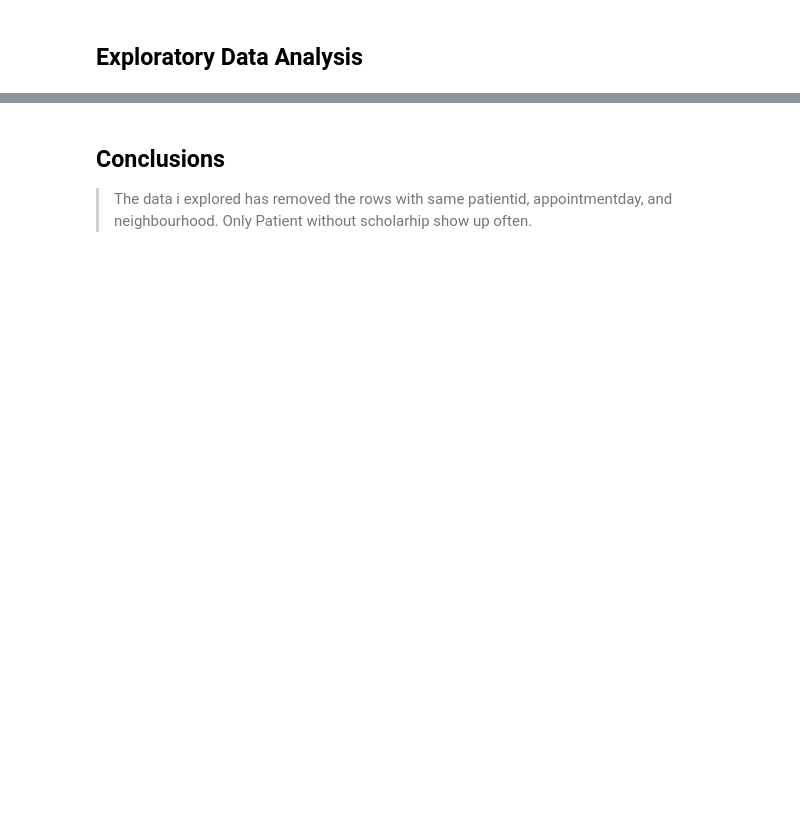
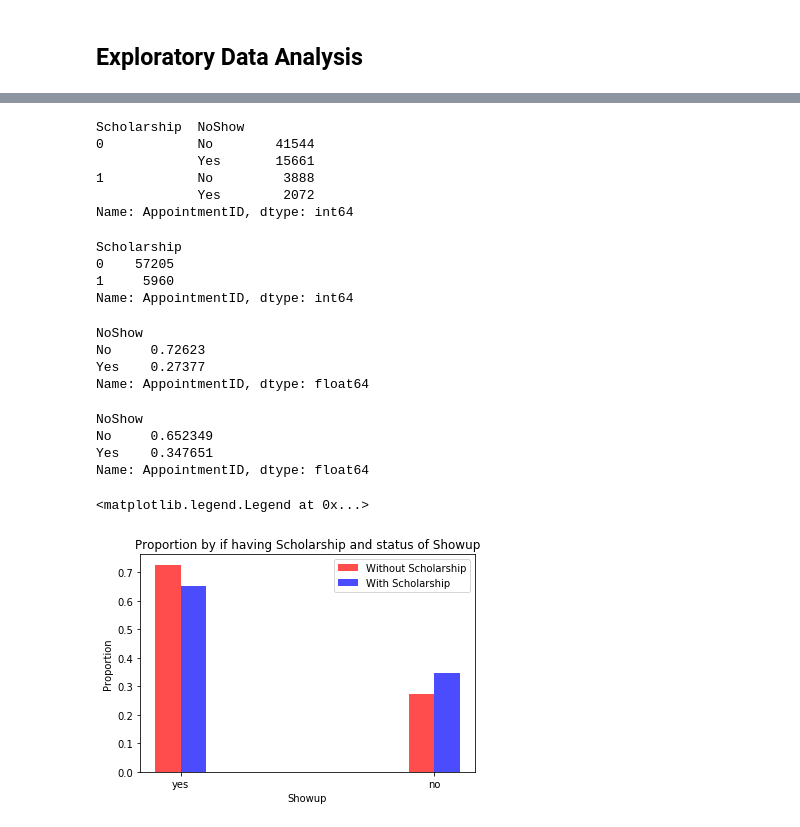
Before and after one commit to bear810325/Udacity_HomeWork, a Jupyter notebook: DataAnalysisProcess/Investigate_a_dataset/investigate-appointment-dataset.ipynb, the cells around one changed output, grey strips where cells are left out. Cells and saved outputs as stored; diff of their text form; code cells hidden in the pictures; blank space fills up the shorter version.

```diff
--- a/DataAnalysisProcess/Investigate_a_dataset/investigate-appointment-dataset.ipynb
+++ b/DataAnalysisProcess/Investigate_a_dataset/investigate-appointment-dataset.ipynb
@@ -161,6 +254,61 @@ plt.legend();
-# %% [markdown]
-<a id='conclusions'></a>
-## Conclusions
-
-> The data i explored has removed the rows with same patientid, appointmentday, and neighbourhood.
-> Only Patient without scholarhip show up often.
+# %%
+# get counts for each status of showup and gender
+scholarship_counts = df.groupby(['Scholarship', 'NoShow']).count()['AppointmentID']
+scholarship_counts
+# %% [output]
+Scholarship  NoShow
+0            No        41544
+             Yes       15661
+1            No         3888
+             Yes        2072
+Name: AppointmentID, dtype: int64
+# %%
+# get total counts for each Scholarship
+scholarship_totals = df.groupby('Scholarship').count()['AppointmentID']
+scholarship_totals
+# %% [output]
+Scholarship
+0    57205
+1     5960
+Name: AppointmentID, dtype: int64
+# %%
+# get proportions by dividing showup counts of who having scholarship by total # of who having scholarship
+without_scholarship_proportions = scholarship_counts[0]/scholarship_totals[0]
+without_scholarship_proportions
+# %% [output]
+NoShow
+No     0.72623
+Yes    0.27377
+Name: AppointmentID, dtype: float64
+# %%
+# get proportions by dividing showup counts of who without having scholarship by total # of who without having scholarship
+with_scholarship_proportions = scholarship_counts[1]/scholarship_totals[1]
+with_scholarship_proportions
+# %% [output]
+NoShow
+No     0.652349
+Yes    0.347651
+Name: AppointmentID, dtype: float64
+# %%
+# the x locations for the groups
+ind = np.arange(len(without_scholarship_proportions))
+# the width of the bars
+width = 0.1
+
+# plot bars
+without_scholarship_bars = plt.bar(ind, without_scholarship_proportions, width, color='r', alpha=.7, label='Without Scholarship')
+with_scholarship_bars = plt.bar(ind+width, with_scholarship_proportions, width, color='b', alpha=.7, label='With Scholarship')
+
+# title and labels
+plt.ylabel('Proportion')
+plt.xlabel('Showup')
+plt.title('Proportion by if having Scholarship and status of Showup')
+locations = ind + width / 2  # xtick locations
+labels = ['yes', 'no']  # xtick labels
+plt.xticks(locations, labels)
+
+# legend
+plt.legend()
+# %% [output]
+<matplotlib.legend.Legend at 0x...>
+[figure, added]
```
Also changed, not shown: parts of 33 cells of this notebook.
